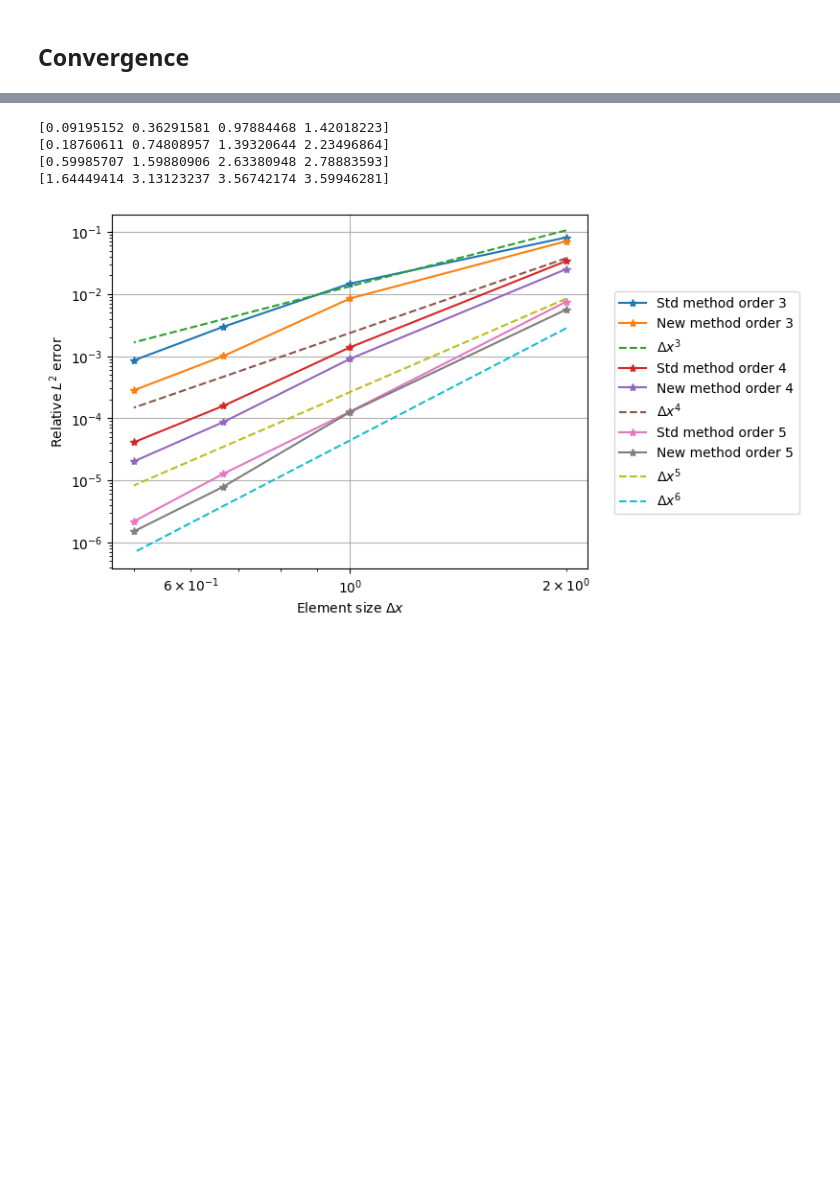
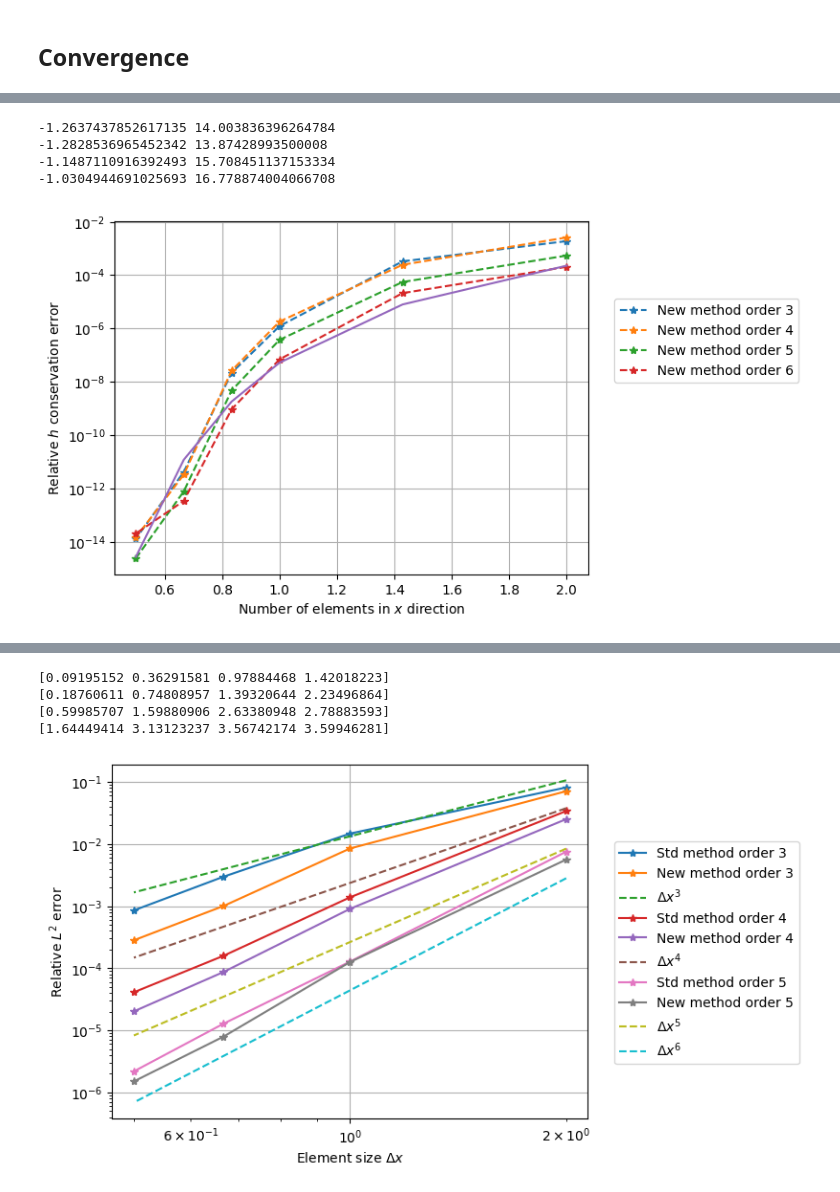
Before and after one commit to kieranricardo/ader-dg-transport, a Jupyter notebook: notebooks/wave-ader-gaussian-stability.ipynb, the cells around one changed output, grey strips where cells are left out. Drawn from its saved outputs; the diff is of its cells as text; code cells hidden in the pictures; blank space fills up the shorter version.

```diff
--- a/notebooks/wave-ader-gaussian-stability.ipynb
+++ b/notebooks/wave-ader-gaussian-stability.ipynb
@@ -438,0 +466,32 @@ for o in orders:
+# %%
+for o, color in zip(orders, list(mcolors.BASE_COLORS.keys())):
+    # plt.semilogy(nxs, abs(np.array(std_mass_errors[o])), '--o', color=color, label=f'Std method order {o}')
+    # plt.semilogy(nxs, abs(np.array(new_mass_errors[o])), '--s', color=color, label=f'New method order {o}')
+
+    # plt.semilogy(nxs, abs(np.array(std_mass_errors[o])), '--*', label=f'Std method order {o}')
+    dxs = xlim / nxs
+    errors = abs(np.array(new_mass_errors[o]))
+    plt.semilogy(dxs, errors, '--*', label=f'New method order {o}')
+    slope, intercept, *_ = scipy.stats.linregress(np.log(dxs), np.log(-np.log(errors)))
+    print(slope, np.exp(intercept))
+    # break
+
+    # plt.semilogy(nxs, abs(np.array(std_mass_errors[o])), '--', alpha=0)
+
+k = 1.2
+a = 1.2
+plt.plot(xlim / nxs, np.exp(-16.77 / dxs))
+# plt.loglog(xlim / nxs, 0.5 * abs(new_mass_errors[orders[-1]][0]) * (nxs[0] / nxs)**(orders[-1]+1), '--', label=f'$\\Delta x^{orders[-1]+1}$')
+# plt.legend()
+plt.ylabel('Relative $h$ conservation error')
+plt.xlabel('Number of elements in $x$ direction')
+plt.legend(loc='upper center', bbox_to_anchor=(1.25, 0.8),
+          fancybox=True, shadow=False, ncol=1)
+plt.grid()
+# plt.savefig('wave-equation-2D-mass_convergence.png', bbox_inches='tight')
+# %% [output]
+-1.2637437852617135 14.003836396264784
+-1.2828536965452342 13.87428993500008
+-1.1487110916392493 15.708451137153334
+-1.0304944691025693 16.778874004066708
+[figure, added]
```
Also changed, not shown: parts of 16 cells of this notebook, 4 other files.
